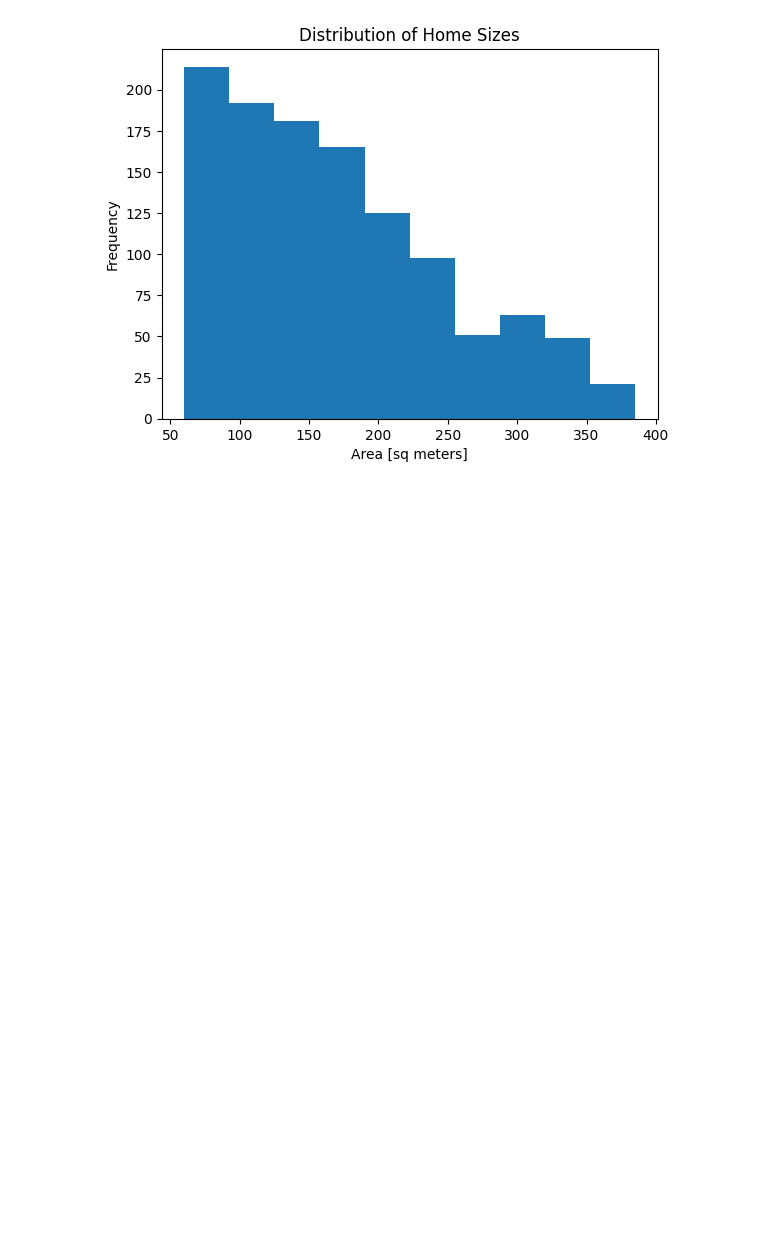
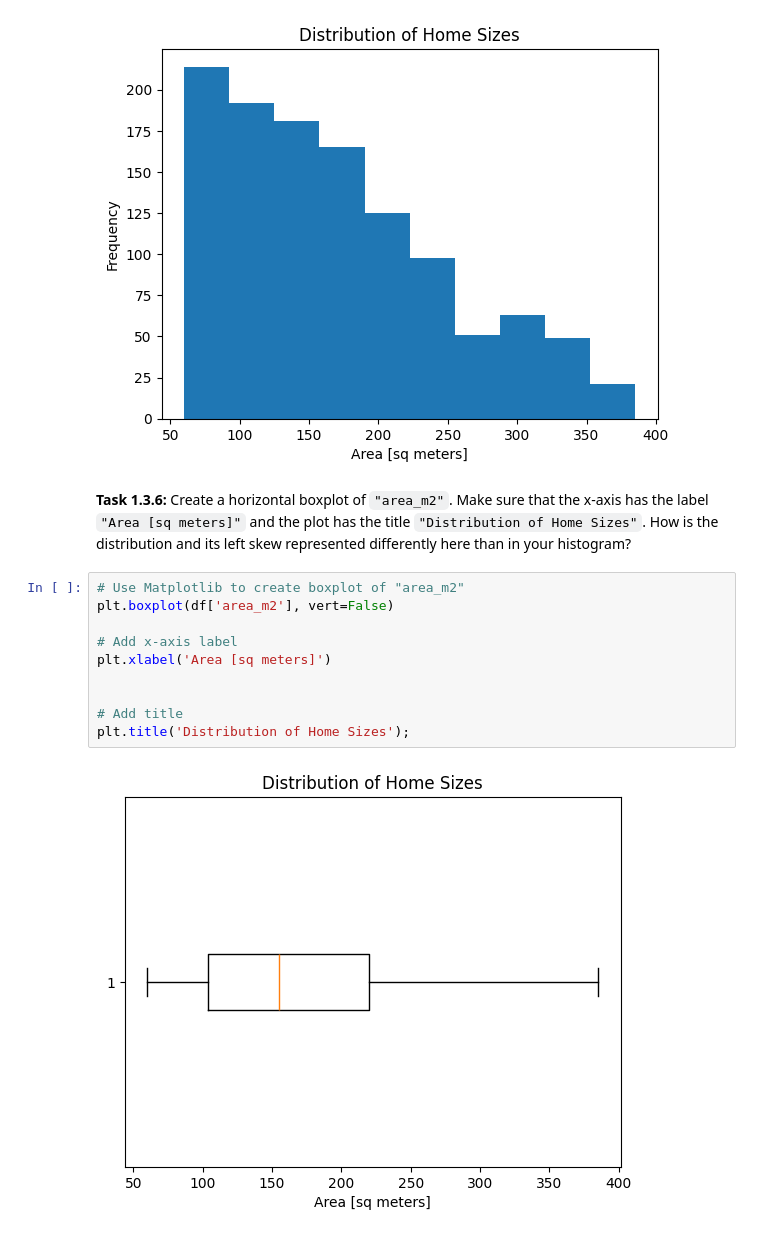
Before and after one commit to Ofgeha-Gelana/Housing-in-Mexico, a Jupyter notebook: notebooks/013-exploratory-data-analysis.ipynb, the cells around one changed output. Cells and saved outputs as stored; diff of their text form; blank space fills up the shorter version.

```diff
--- a/notebooks/013-exploratory-data-analysis.ipynb
+++ b/notebooks/013-exploratory-data-analysis.ipynb
@@ -78,3 +78,17 @@ plt.ylabel('Frequency')
 plt.title('Distribution of Home Sizes');
 # %% [output]
 [figure]
+# %% [markdown]
+**Task 1.3.6:** Create a horizontal boxplot of `"area_m2"`. Make sure that the x-axis has the label `"Area [sq meters]"` and the plot has the title `"Distribution of Home Sizes"`. How is the distribution and its left skew represented differently here than in your histogram?
+# %%
+# Use Matplotlib to create boxplot of "area_m2"
+plt.boxplot(df['area_m2'], vert=False)
+
+# Add x-axis label
+plt.xlabel('Area [sq meters]')
+
+
+# Add title
+plt.title('Distribution of Home Sizes');
+# %% [output]
+[figure, added]
```
